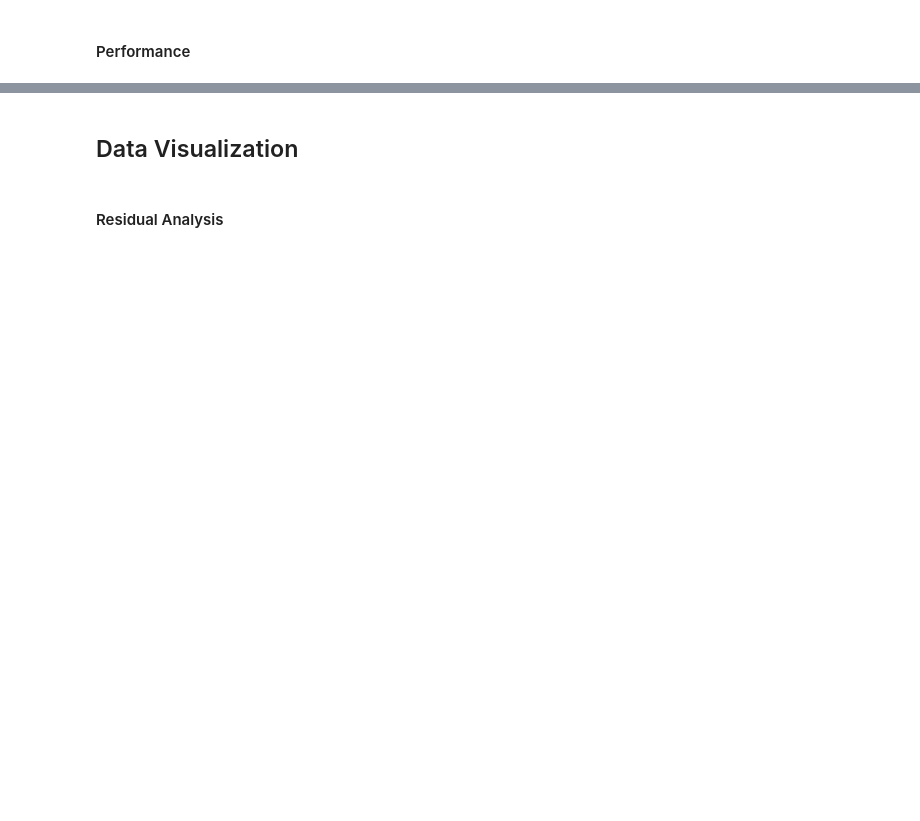
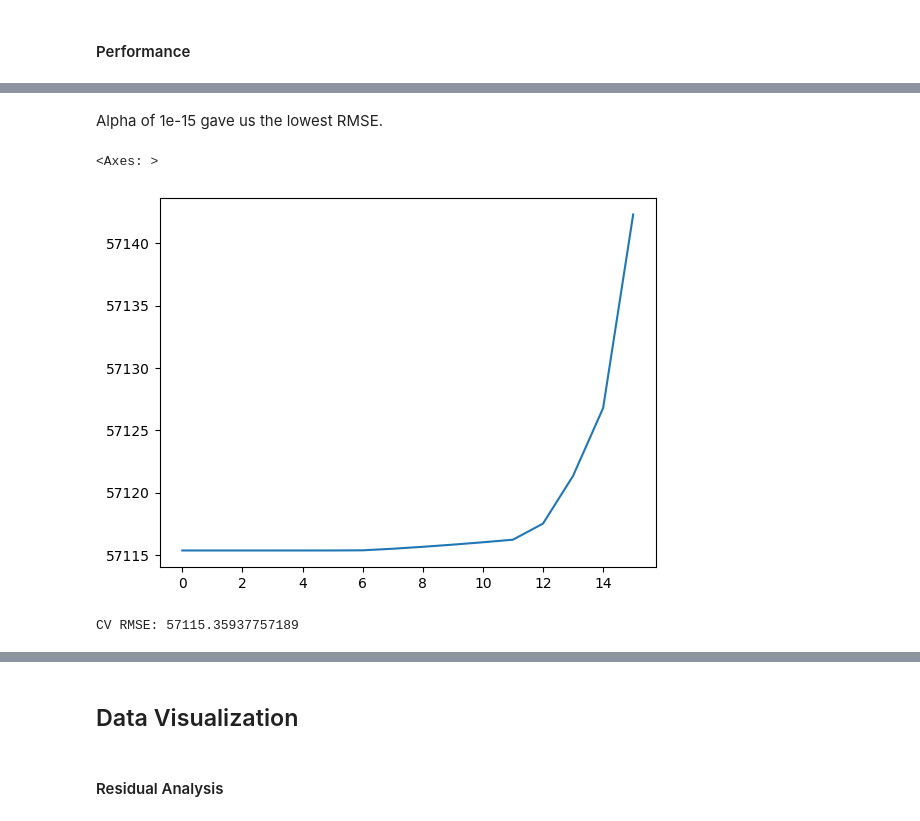
Before and after one commit to efitznm/Data-Science-Portfolio-C22, a Jupyter notebook: Modules/Module_2_Regression/Projects/Instructions/Project.2-Housing/Housing-Pass-12.ipynb, the cells around one changed output, grey strips where cells are left out. Cells and saved outputs as stored; diff of their text form; code cells hidden in the pictures; blank space fills up the shorter version.

```diff
--- a/Modules/Module_2_Regression/Projects/Instructions/Project.2-Housing/Housing-Pass-12.ipynb
+++ b/Modules/Module_2_Regression/Projects/Instructions/Project.2-Housing/Housing-Pass-12.ipynb
@@ -563,0 +581,5 @@ Multi Cross Validation
+# %%
+# Define X_scaled
+X_scaled = pd.DataFrame(scaler.fit_transform(X_all_features_work), columns=X_all_features_work.columns)
+
+X_train, X_test, y_train, y_test = train_test_split(X_scaled, y_target, test_size = 0.2, random_state=5)
@@ -563,0 +604,25 @@ Multi Cross Validation
+# %%
+# Specify values of alpha we want to try
+alpha = [1e-15, 1e-10, 1e-8, 1e-4, 1e-3, 1e-2, 1e-1, 1, 2, 3, 4, 5, 10, 20, 30, 50]
+
+# Create empty list to hold results
+results_alpha = []
+
+for a in alpha:
+  # Train the model
+  my_fit_rr = Ridge(alpha = a) # Looping through alpha
+  my_fit_rr.fit(X_train, y_train)
+
+  # Calculate CV RMSE
+  results = cross_val_score(
+      my_fit_rr,
+      X_scaled,
+      y_target,
+      scoring='neg_root_mean_squared_error',
+      cv = 10
+      )
+  rmse = abs(results.mean())
+  results_alpha.append(rmse)
+
+results_df = pd.DataFrame({'Alpha': alpha, 'RMSE': results_alpha})
+print(results_df.sort_values(by=['RMSE']))
@@ -564 +647,19 @@ Multi Cross Validation
+# %% [markdown]
+Alpha of 1e-15 gave us the lowest RMSE.
+# %%
+results_df.sort_values( by = ["Alpha"])["RMSE"].plot()
+# %% [output]
+<Axes: >
+[figure, added]
+# %%
+# Retrain the model w/ alpha = 50
+my_fit_rr = Ridge(alpha = 1e-15)
+my_fit_rr.fit(X_train, y_train)
+
+# Calculate CV RMSE
+results = cross_val_score(my_fit_rr, X_scaled, y_target, scoring='neg_root_mean_squared_error', cv = 10)
+rmse = abs(results.mean())
+print(f"CV RMSE: {rmse}")
+# %% [output]
+CV RMSE: 57115.35937757189
 # %%
```
Also changed, not shown: parts of 22 cells of this notebook.
